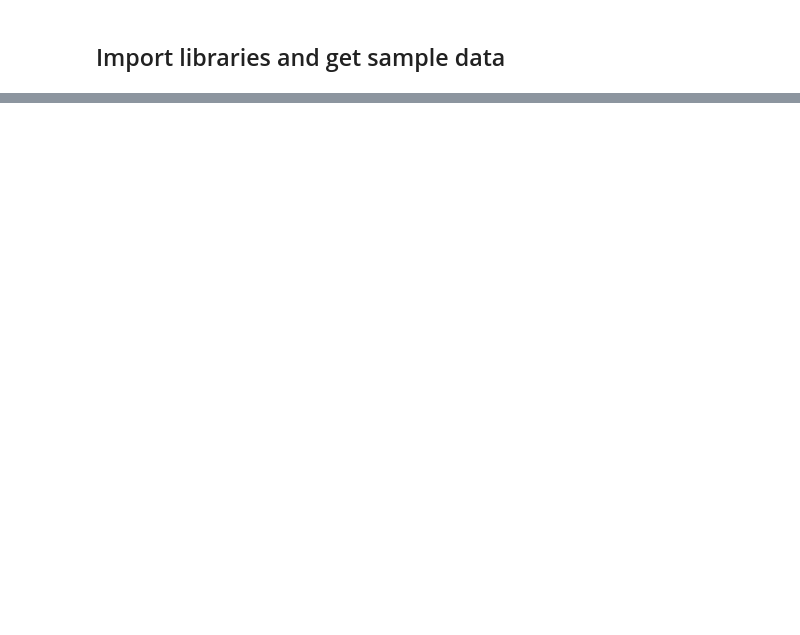
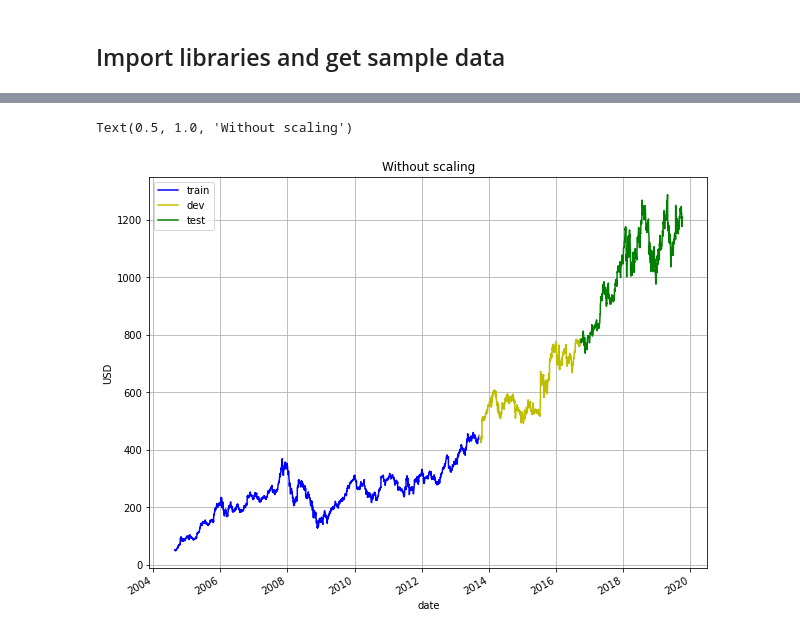
Before and after one commit to HiteshAI/time-series-analysis, a Jupyter notebook: time_series_analysis_google_stock_ARIMA.ipynb, the cells around one changed output, grey strips where cells are left out. Drawn from its saved outputs; the diff is of its cells as text; code cells hidden in the pictures; blank space fills up the shorter version.

```diff
--- a/time_series_analysis_google_stock_ARIMA.ipynb
+++ b/time_series_analysis_google_stock_ARIMA.ipynb
@@ -122,0 +375,11 @@ print(rms)
+# %%
+cols_list = [
+"adj_close",
+"range_hl",
+"range_oc",
+"volume"
+]
+
+for col in cols_list:
+    df = get_mov_avg_std(df, col, N)
+df.head()
@@ -122,0 +393,18 @@ print(rms)
+# %%
+# Get sizes of each of the datasets
+num_cv = int(cv_size*len(df))
+num_test = int(test_size*len(df))
+num_train = len(df) - num_cv - num_test
+print("num_train = " + str(num_train))
+print("num_cv = " + str(num_cv))
+print("num_test = " + str(num_test))
+
+# Split into train, cv, and test
+train = df[:num_train]
+cv = df[num_train:num_train+num_cv]
+train_cv = df[:num_train+num_cv]
+test = df[num_train+num_cv:]
+print("train.shape = " + str(train.shape))
+print("cv.shape = " + str(cv.shape))
+print("train_cv.shape = " + str(train_cv.shape))
+print("test.shape = " + str(test.shape))
@@ -122,0 +529,14 @@ print(rms)
+# %%
+# Plot adjusted close over time
+rcParams['figure.figsize'] = 10, 8 # width 10, height 8
+
+ax = train.plot(x='date', y='adj_close', style='b-', grid=True)
+ax = cv.plot(x='date', y='adj_close', style='y-', grid=True, ax=ax)
+ax = test.plot(x='date', y='adj_close', style='g-', grid=True, ax=ax)
+ax.legend(['train', 'dev', 'test'])
+ax.set_xlabel("date")
+ax.set_ylabel("USD")
+ax.set_title("Without scaling")
+# %% [output]
+Text(0.5, 1.0, 'Without scaling')
+[figure, added]
```
Also changed, not shown: parts of 43 cells of this notebook.
